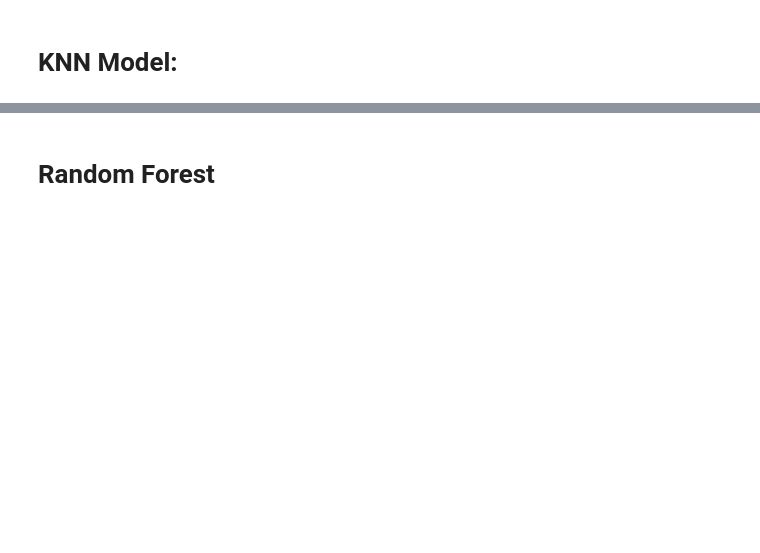
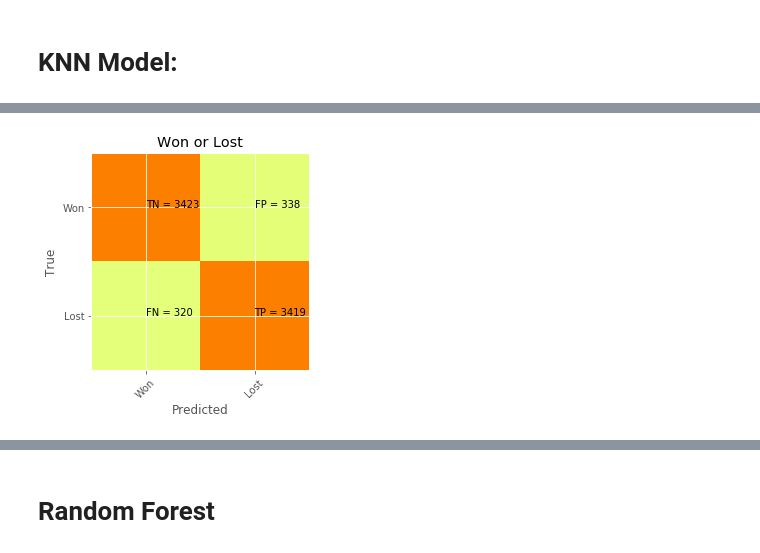
Before and after one commit to Gal-Gilor/In_Zeus_We_Trust, a Jupyter notebook: dota_classification_models.ipynb, the cells around one changed output, grey strips where cells are left out. Drawn from its saved outputs; the diff is of its cells as text; code cells hidden in the pictures; blank space fills up the shorter version.

```diff
--- a/dota_classification_models.ipynb
+++ b/dota_classification_models.ipynb
@@ -108,0 +105,8 @@ Still slightly better than random guess and K = 5
+# %%
+knn = KNeighborsClassifier(n_neighbors=11)
+knn.fit(x_train, y_train.values.ravel())
+
+k11_predict = knn.predict(x_test)
+plot_confusion_matrix(y_test, k11_predict, classes=['Won', 'Lost'], title='Won or Lost')
+# %% [output]
+[figure, added]
```
Also changed, not shown: parts of 41 cells of this notebook, 2 other files.
